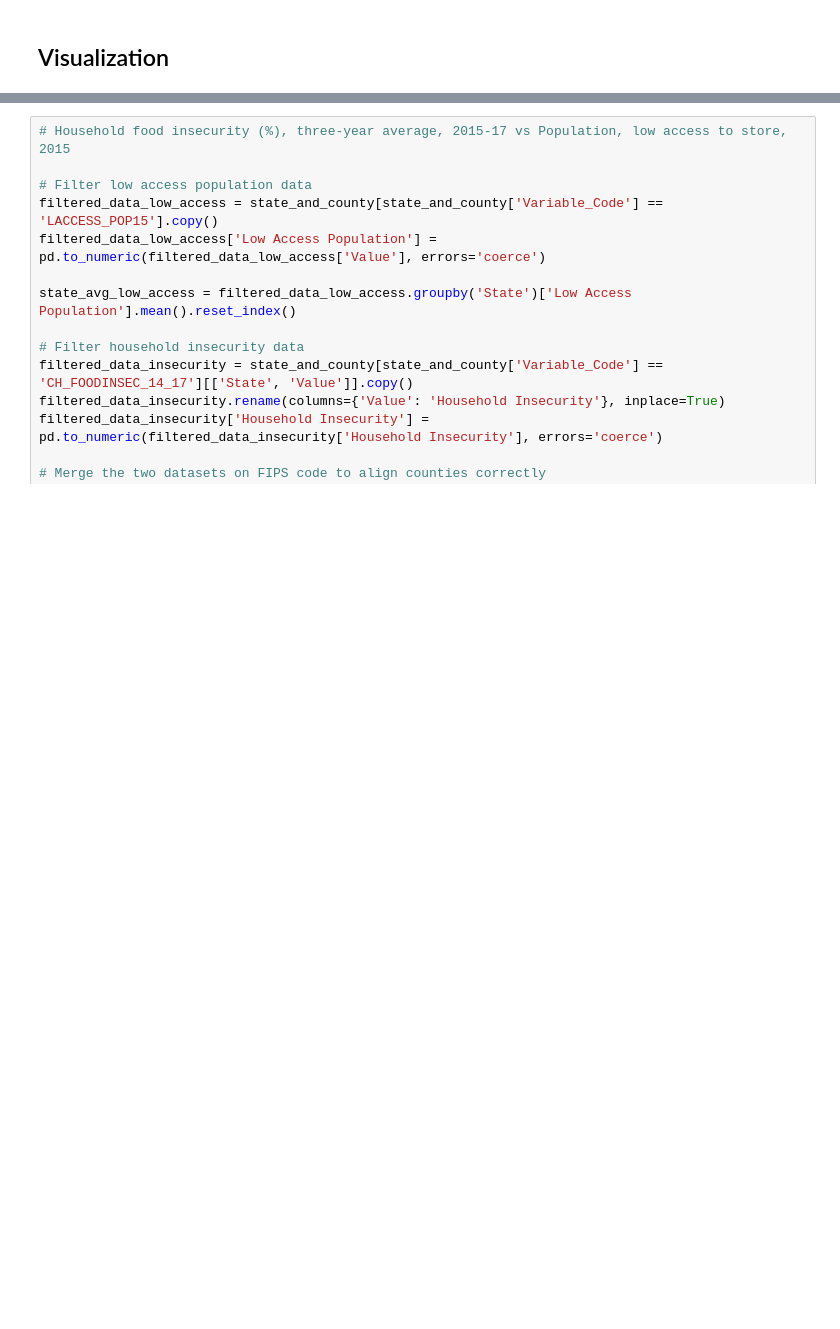
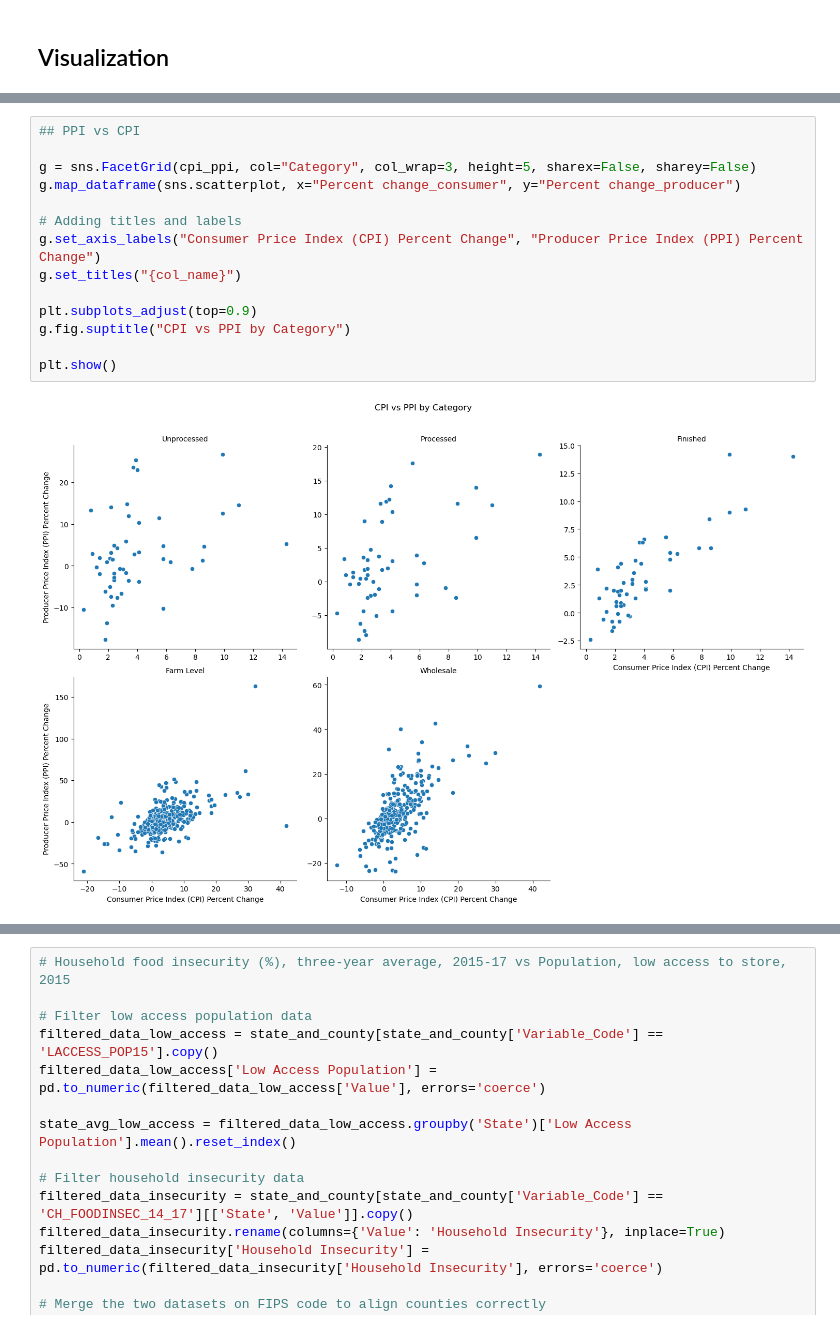
Before and after one commit to eva163x/food-insecurity-analysis, a Jupyter notebook: CS216_Project.ipynb, the cells around one changed output, grey strips where cells are left out. Cells and saved outputs as stored; diff of their text form; blank space fills up the shorter version.

Commit message:
more visualizations - cpi + ppi

```diff
--- a/CS216_Project.ipynb
+++ b/CS216_Project.ipynb
@@ -244,0 +249,16 @@ Producer Data Summary:
+# %%
+## PPI vs CPI
+
+g = sns.FacetGrid(cpi_ppi, col="Category", col_wrap=3, height=5, sharex=False, sharey=False)
+g.map_dataframe(sns.scatterplot, x="Percent change_consumer", y="Percent change_producer")
+
+# Adding titles and labels
+g.set_axis_labels("Consumer Price Index (CPI) Percent Change", "Producer Price Index (PPI) Percent Change")
+g.set_titles("{col_name}")
+
+plt.subplots_adjust(top=0.9)
+g.fig.suptitle("CPI vs PPI by Category")
+
+plt.show()
+# %% [output]
+[figure, added]
```
Also changed, not shown: parts of 13 cells of this notebook.
